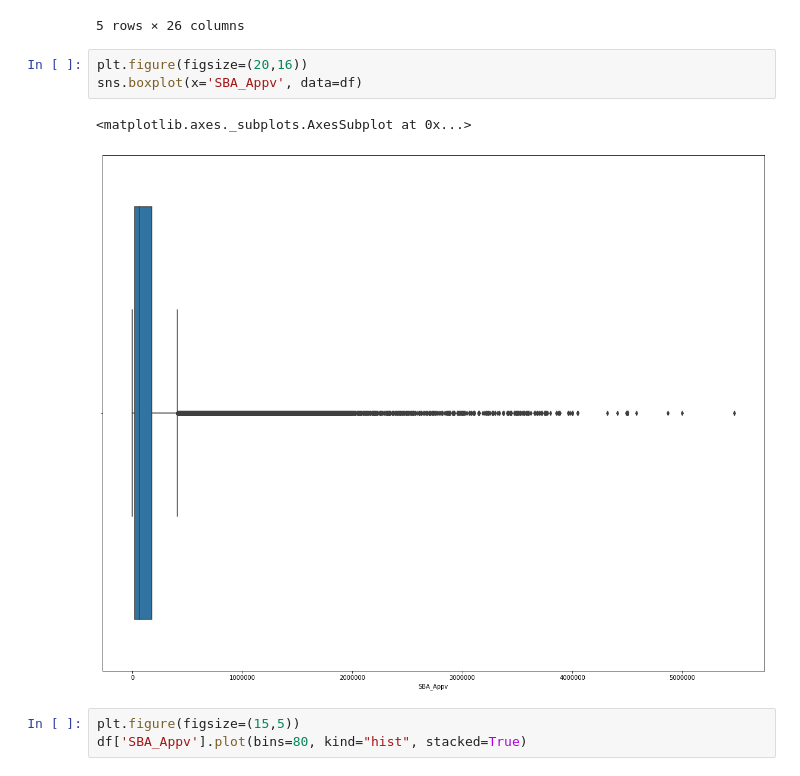
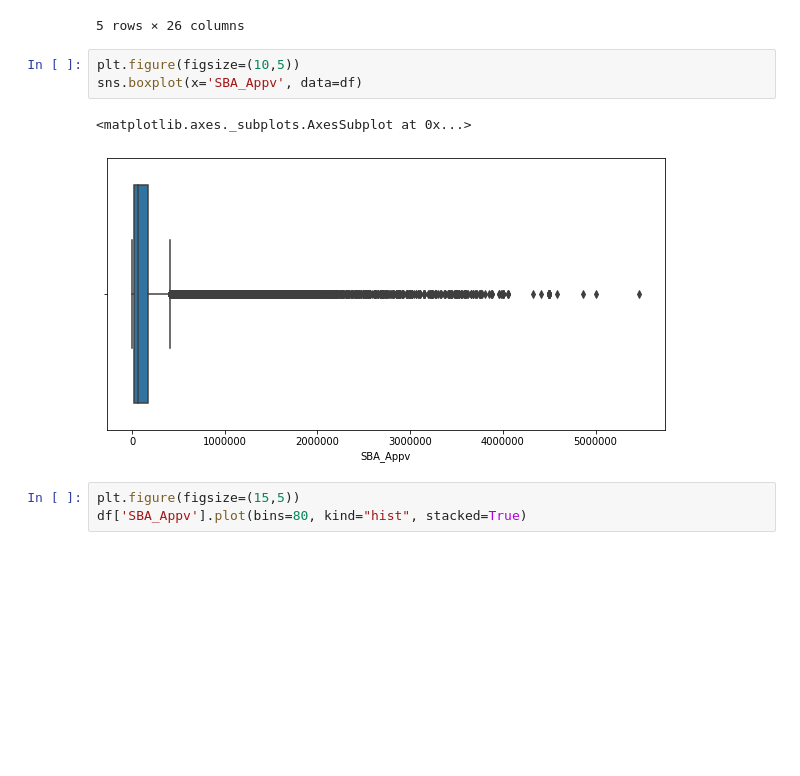
Before and after one commit to aelshamarka/Capstone-Project, a Jupyter notebook: Initial_Results.ipynb, the cells around one changed output. Saved outputs shown, nothing was run; the diff lists cells and outputs as text; blank space fills up the shorter version.

```diff
--- a/Initial_Results.ipynb
+++ b/Initial_Results.ipynb
@@ -599,11 +599,11 @@ df[df['DisbursementGross']>df['GrAppv']].head(5)
 | 1000756005 | B&B DIPNETS | WASILLA | AK | 99654 | WELLS FARGO BANK NATL ASSOC | SD | 31 | 07-Feb-06 | 2006 | ... |
 5 rows × 26 columns
 # %%
-plt.figure(figsize=(20,16))
+plt.figure(figsize=(10,5))
 sns.boxplot(x='SBA_Appv', data=df)
 # %% [output]
 <matplotlib.axes._subplots.AxesSubplot at 0x...>
-[figure, old version]
+[figure, new version]
 # %%
 plt.figure(figsize=(15,5))
 df['SBA_Appv'].plot(bins=80, kind="hist", stacked=True)
```
Also changed, not shown: parts of 27 cells of this notebook.
